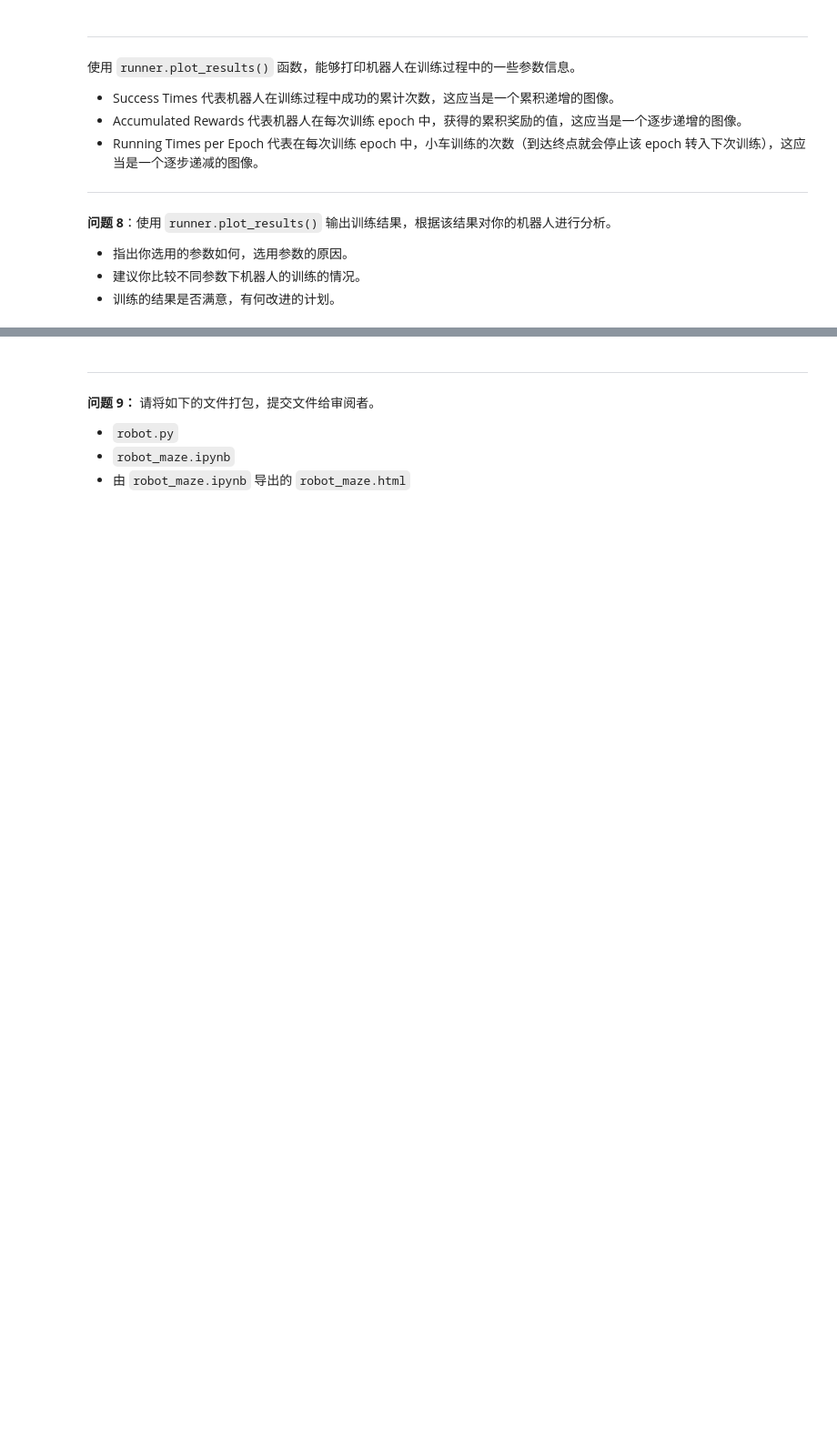
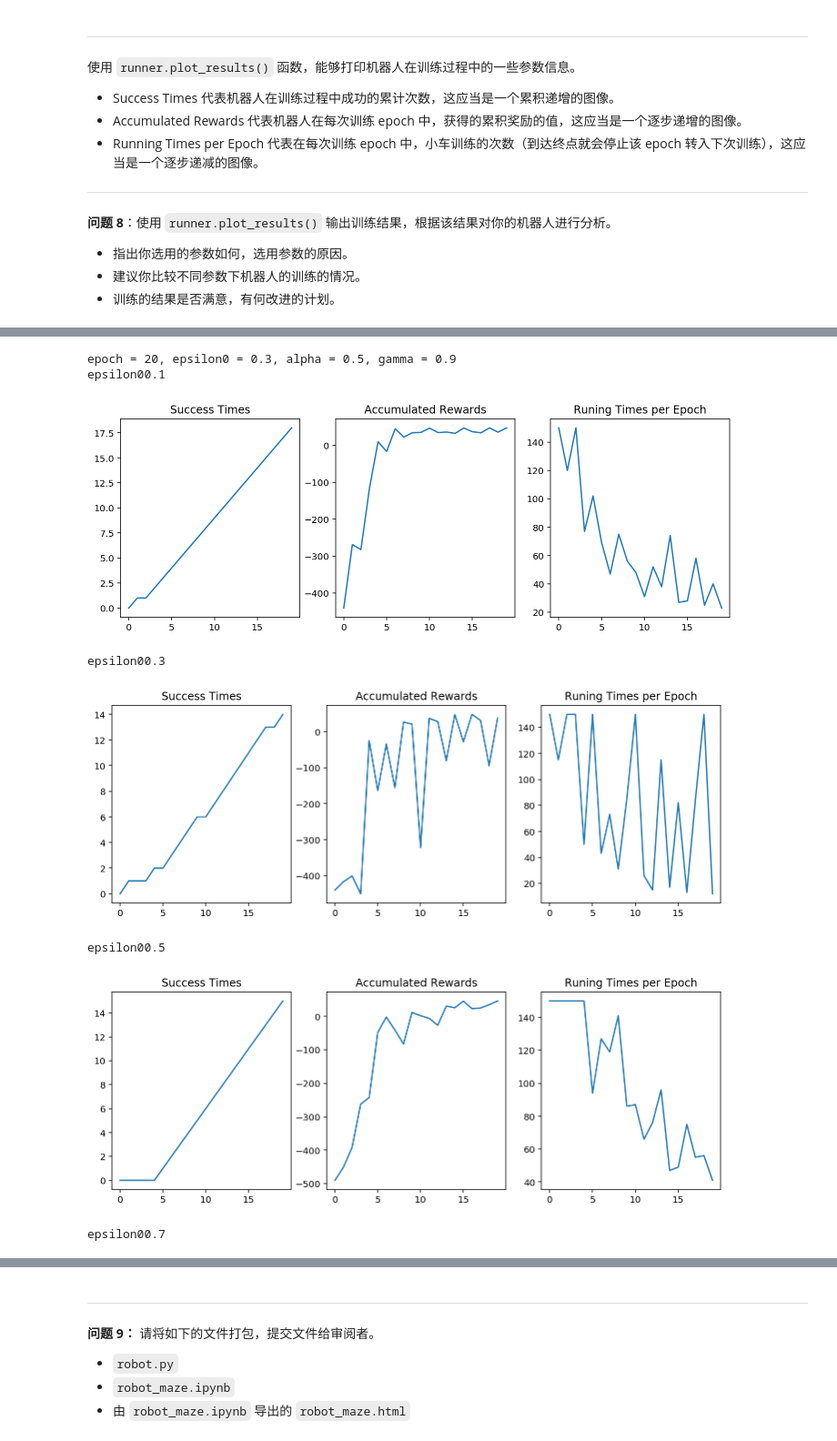
Before and after one commit to leonwan/udacity, a Jupyter notebook: udacity_p4_qlearning_maze/robot_maze.ipynb, the cells around one changed output, grey strips where cells are left out. Shown at 91% size. Saved outputs shown, nothing was run; the diff lists cells and outputs as text; code cells hidden in the pictures; blank space fills up the shorter version.

```diff
--- a/udacity_p4_qlearning_maze/robot_maze.ipynb
+++ b/udacity_p4_qlearning_maze/robot_maze.ipynb
@@ -294,0 +321,14 @@ runner.plot_results()
+# %%
+print("epoch = 20, epsilon0 = 0.3, alpha = 0.5, gamma = 0.9")
+for label in runner_dict.keys():
+    print(label)
+    runner_dict[label].plot_results()
+# %% [output]
+epoch = 20, epsilon0 = 0.3, alpha = 0.5, gamma = 0.9
+epsilon00.1
+[figure, added]
+epsilon00.3
+[figure, added]
+epsilon00.5
+[figure, added]
+epsilon00.7
```
Also changed, not shown: parts of 13 cells of this notebook, 2 other files.
